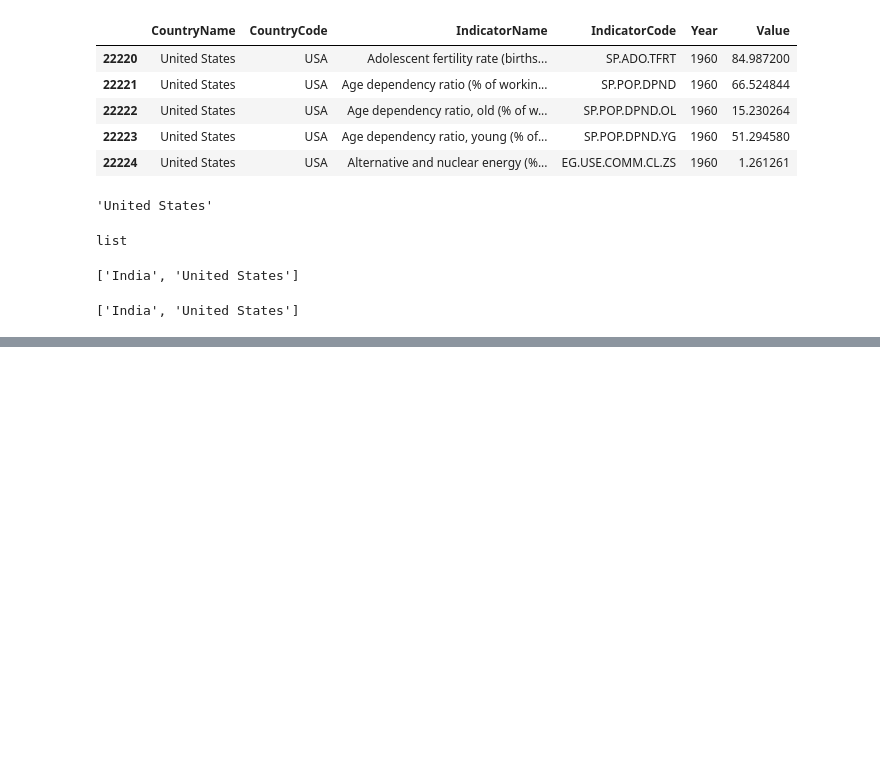
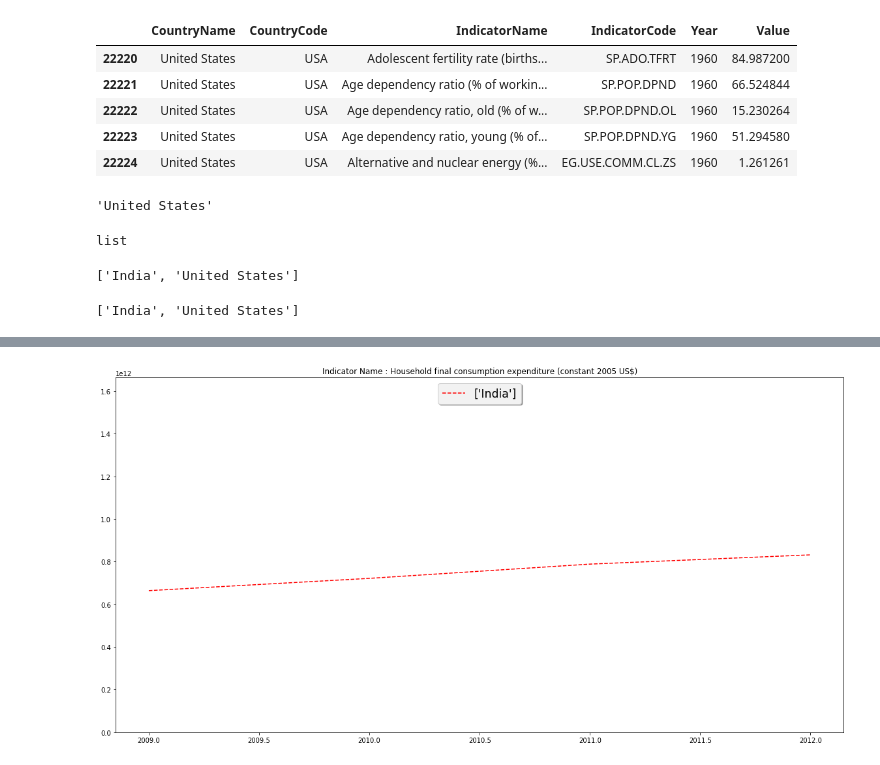
Before and after one commit to srujaan/Data-Science, a Jupyter notebook: week-5-Visualization/practice5b.ipynb, the cells around one changed output, grey strips where cells are left out. Cells and saved outputs as stored; diff of their text form; code cells hidden in the pictures; blank space fills up the shorter version.

```diff
--- a/week-5-Visualization/practice5b.ipynb
+++ b/week-5-Visualization/practice5b.ipynb
@@ -148,0 +236,20 @@ NameError: name 'isin' is not defined
+# %%
+import matplotlib.pyplot as plt
+
+fig, ax = plt.subplots(figsize=(20, 10))
+
+ax.set_ylim(min(0,filteredData1['Value'].min()), 2*filteredData1['Value'].max())
+ax.set_title('Indicator Name : ' + indicatorsFilter[0])
+ax.plot(filteredData1['Year'], filteredData1['Value'] , 'r--', label=filteredData1['CountryName'].unique())
+
+# Add the legend
+legend = plt.legend(loc = 'upper center',
+                    shadow=True,
+                    prop={'weight':'roman','size':'xx-large'})
+
+# Rectangle around the legend
+frame = legend.get_frame()
+frame.set_facecolor('.95')
+plt.show()
+# %% [output]
+[figure, added]
```
Also changed, not shown: parts of 15 cells of this notebook.
